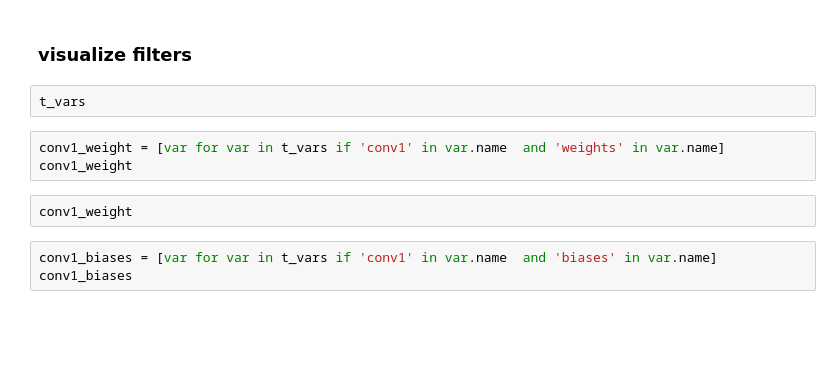
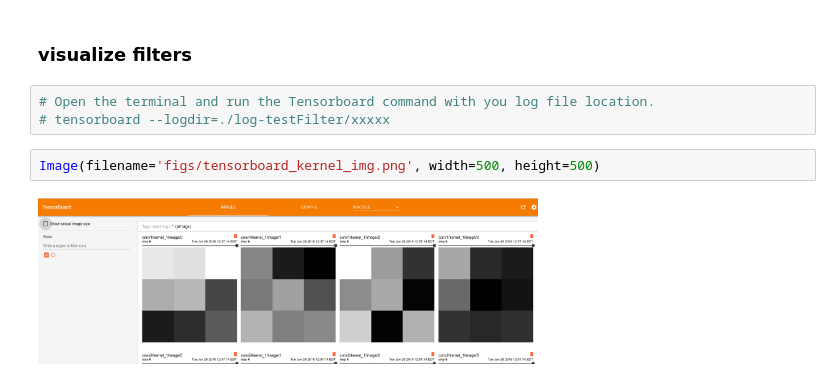
Before and after one commit to leimingyu/tensorflow_basics, a Jupyter notebook: class04-visualize-learnedFilters.ipynb, the cells around one changed output. Drawn from its saved outputs; the diff is of its cells as text; blank space fills up the shorter version.

Commit message:
visualize kernel/weights

```diff
--- a/class04-visualize-learnedFilters.ipynb
+++ b/class04-visualize-learnedFilters.ipynb
@@ -147,12 +204,9 @@ Caused by op 'conv2-w', defined at:
 # %% [markdown]
 ### visualize filters
-# %%
-t_vars
-# %%
-conv1_weight = [var for var in t_vars if 'conv1' in var.name  and 'weights' in var.name]
-conv1_weight
-# %%
-conv1_weight
-# %%
-conv1_biases = [var for var in t_vars if 'conv1' in var.name  and 'biases' in var.name]
-conv1_biases
+# %%
+# Open the terminal and run the Tensorboard command with you log file location.
+# tensorboard --logdir=./log-testFilter/xxxxx
+# %%
+Image(filename='figs/tensorboard_kernel_img.png', width=500, height=500)
+# %% [output]
+[figure, added]
```
Also changed, not shown: parts of 5 cells of this notebook.
